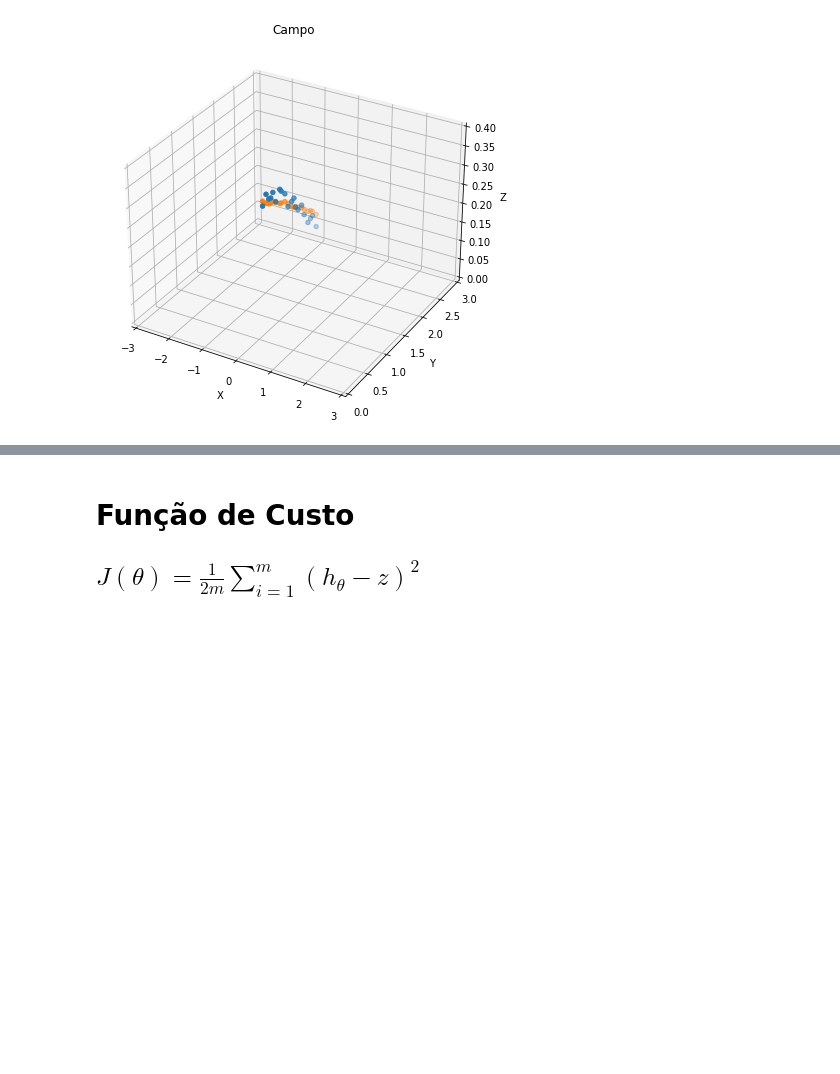
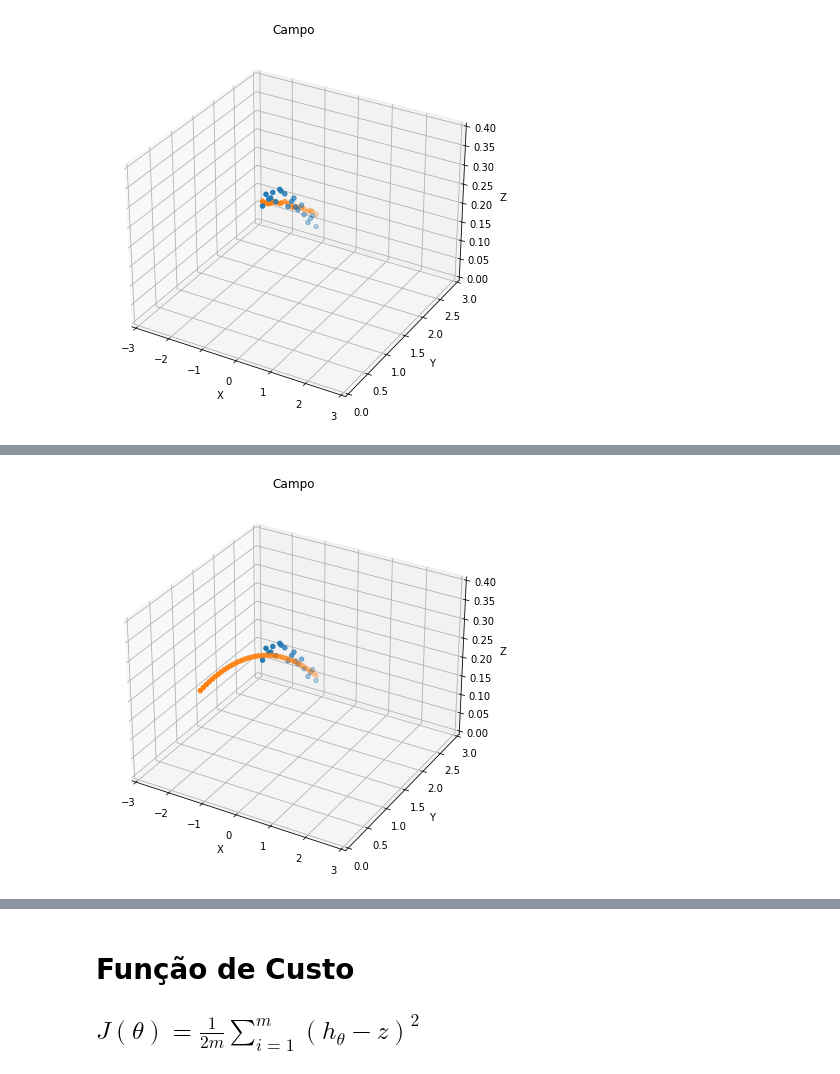
Before and after one commit to heigon77/MC886-MachineLearning-HG, a Jupyter notebook: Projeto 2/P2.ipynb, the cells around one changed output, grey strips where cells are left out. Cells and saved outputs as stored; diff of their text form; code cells hidden in the pictures; blank space fills up the shorter version.

```diff
--- a/Projeto 2/P2.ipynb
+++ b/Projeto 2/P2.ipynb
@@ -316,3 +440,31 @@ plt.show()
+# %%
+listZ = []
+y = Y[0]
+x = X[0]
+listX = []
+listY = []
+while y > 0:
+    listZ.append(h3(t0N,t1N,t2N,t3N,t4N,t5N,x,y))
+    listX.append(x)
+    listY.append(y)
+    x -= 0.025
+    y -= 0.05
+# %%
+fig = plt.figure(figsize = (10, 7))
+ax = plt.axes(projection ="3d")
+
+ax.scatter3D(X, Y, Z)
+ax.scatter3D(listX,listY,listZ,'r')
+ax.set_xlim(-3, 3)
+ax.set_ylim(0, 3)
+ax.set_zlim(0, 0.4)
+ax.set_xlabel("X")
+ax.set_ylabel("Y")
+ax.set_zlabel("Z")
+plt.title("Campo")
+plt.show()
+# %% [output]
+[figure, added]
 # %% [markdown]
 # Hipótese
 
```
Also changed, not shown: parts of 13 cells of this notebook.
